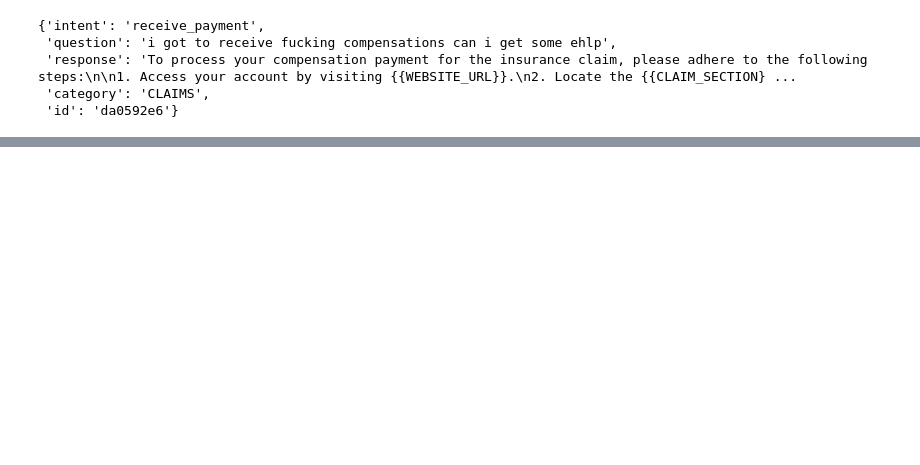
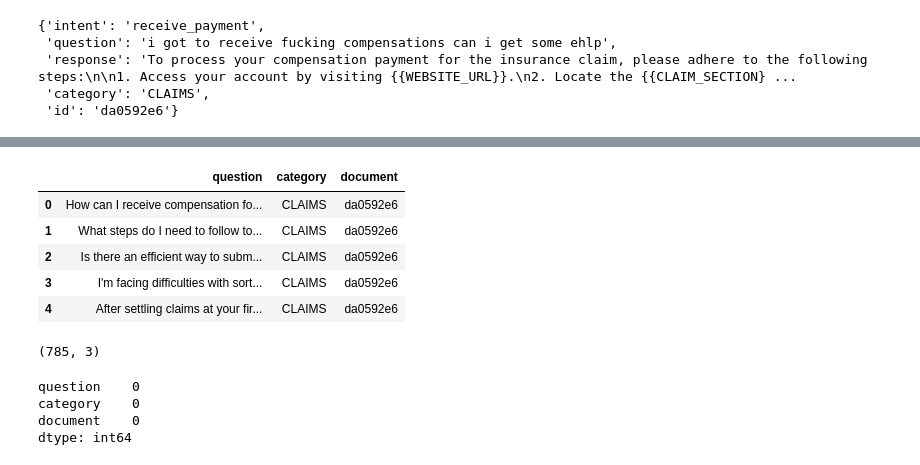
Before and after one commit to suleyman-celik/LLM-RAG-Insurance-Assistant, a Jupyter notebook: notebooks/prep-rag copy.ipynb, the cells around one changed output, grey strips where cells are left out. Saved outputs shown, nothing was run; the diff lists cells and outputs as text; code cells hidden in the pictures; blank space fills up the shorter version.

```diff
--- a/notebooks/prep-rag copy.ipynb
+++ b/notebooks/prep-rag copy.ipynb
@@ -120,0 +198,5 @@ NotFoundError: Error code: 404
+# %%
+results = load_results("results_all.json")
+parsed_results, null_ids = parse_results(results)
+
+print("Boş/Geçersiz id sayısı:", len(null_ids))
@@ -120,0 +225,23 @@ NotFoundError: Error code: 404
+# %%
+doc_index = {d['id']: d for d in documents}
+# %%
+final_results = []
+
+# for doc_id, questions in parsed_results.items():
+#     category = doc_index[doc_id]['category']
+#     for q in questions:
+#         final_results.append((q, category, doc_id))
+
+for doc_id, data in parsed_results.items():
+    # Ensure the doc_id exists in the doc_index to retrieve the category
+    if doc_id in doc_index:
+        category = doc_index[doc_id]['category']
+
+        # Check if `data` is already a list of questions or a dictionary containing 'questions'
+        if isinstance(data, list):
+            questions = data  # If it's already a list of questions
+        elif isinstance(data, dict):
+            questions = data.get('questions', [])  # If it's a dict, extract 'questions'
+
+        for q in questions:
+            final_results.append((q, category, doc_id))
@@ -120,0 +268,22 @@ NotFoundError: Error code: 404
+# %%
+import pandas as pd
+df = pd.DataFrame(final_results, columns=['question', 'category', 'document'])
+df.head()
+# %% [output]
+|  | question | category | document |
+| 0 | How can I receive compensation fo... | CLAIMS | da0592e6 |
+| 1 | What steps do I need to follow to... | CLAIMS | da0592e6 |
+| 2 | Is there an efficient way to subm... | CLAIMS | da0592e6 |
+| 3 | I'm facing difficulties with sort... | CLAIMS | da0592e6 |
+| 4 | After settling claims at your fir... | CLAIMS | da0592e6 |
+# %%
+df.shape
+# %% [output]
+(785, 3)
+# %%
+df.isnull().sum()
+# %% [output]
+question    0
+category    0
+document    0
+dtype: int64
```
Also changed, not shown: parts of 11 cells of this notebook, 13 other files.
